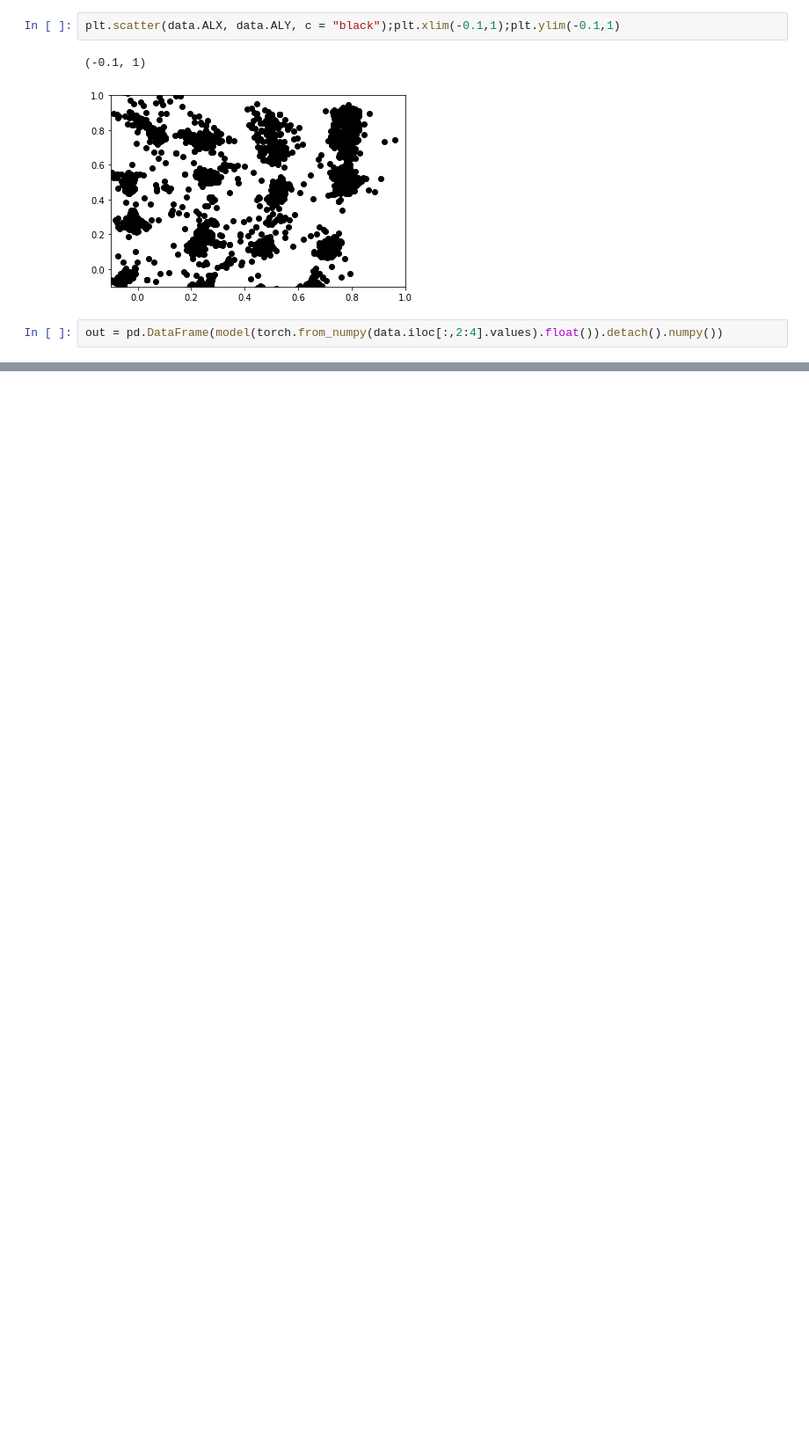
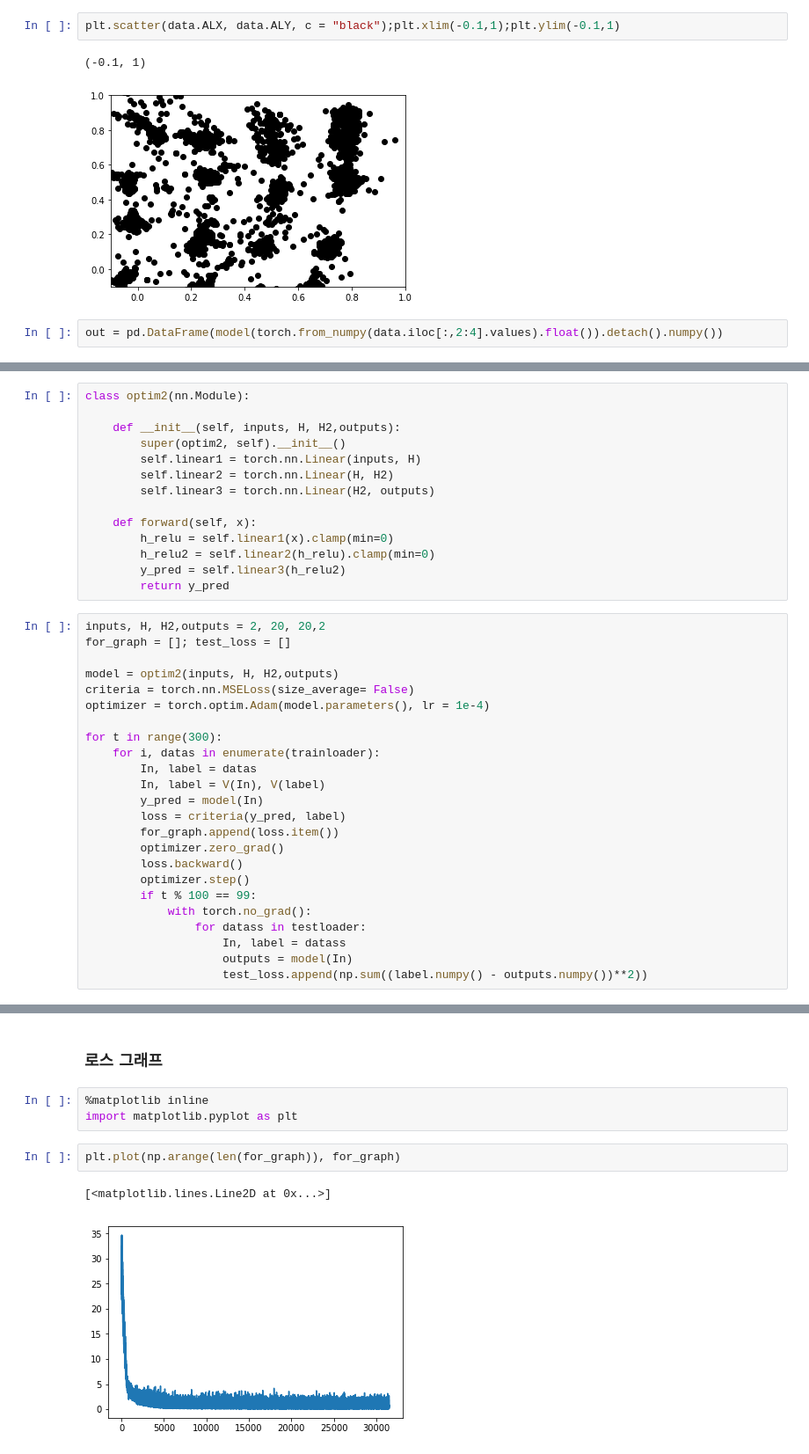
Before and after one commit to serereuk/RA_code, a Jupyter notebook: optimizer2.ipynb, the cells around one changed output, grey strips where cells are left out. Shown: that part at 88% size. Cells and saved outputs as stored; diff of their text form; blank space fills up the shorter version.

```diff
--- a/optimizer2.ipynb
+++ b/optimizer2.ipynb
@@ -141,0 +184,38 @@ for i in range(len(x)):
+# %%
+class optim2(nn.Module):
+
+    def __init__(self, inputs, H, H2,outputs):
+        super(optim2, self).__init__()
+        self.linear1 = torch.nn.Linear(inputs, H)
+        self.linear2 = torch.nn.Linear(H, H2)
+        self.linear3 = torch.nn.Linear(H2, outputs)
+
+    def forward(self, x):
+        h_relu = self.linear1(x).clamp(min=0)
+        h_relu2 = self.linear2(h_relu).clamp(min=0)
+        y_pred = self.linear3(h_relu2)
+        return y_pred
+# %%
+inputs, H, H2,outputs = 2, 20, 20,2
+for_graph = []; test_loss = []
+
+model = optim2(inputs, H, H2,outputs)
+criteria = torch.nn.MSELoss(size_average= False)
+optimizer = torch.optim.Adam(model.parameters(), lr = 1e-4)
+
+for t in range(300):
+    for i, datas in enumerate(trainloader):
+        In, label = datas
+        In, label = V(In), V(label)
+        y_pred = model(In)
+        loss = criteria(y_pred, label)
+        for_graph.append(loss.item())
+        optimizer.zero_grad()
+        loss.backward()
+        optimizer.step()
+        if t % 100 == 99:
+            with torch.no_grad():
+                for datass in testloader:
+                    In, label = datass
+                    outputs = model(In)
+                    test_loss.append(np.sum((label.numpy() - outputs.numpy())**2))
@@ -141,0 +230,10 @@ for i in range(len(x)):
+# %% [markdown]
+### 로스 그래프
+# %%
+%matplotlib inline
+import matplotlib.pyplot as plt
+# %%
+plt.plot(np.arange(len(for_graph)), for_graph)
+# %% [output]
+[<matplotlib.lines.Line2D at 0x...>]
+[figure, added]
```
Also changed, not shown: parts of 27 cells of this notebook.
